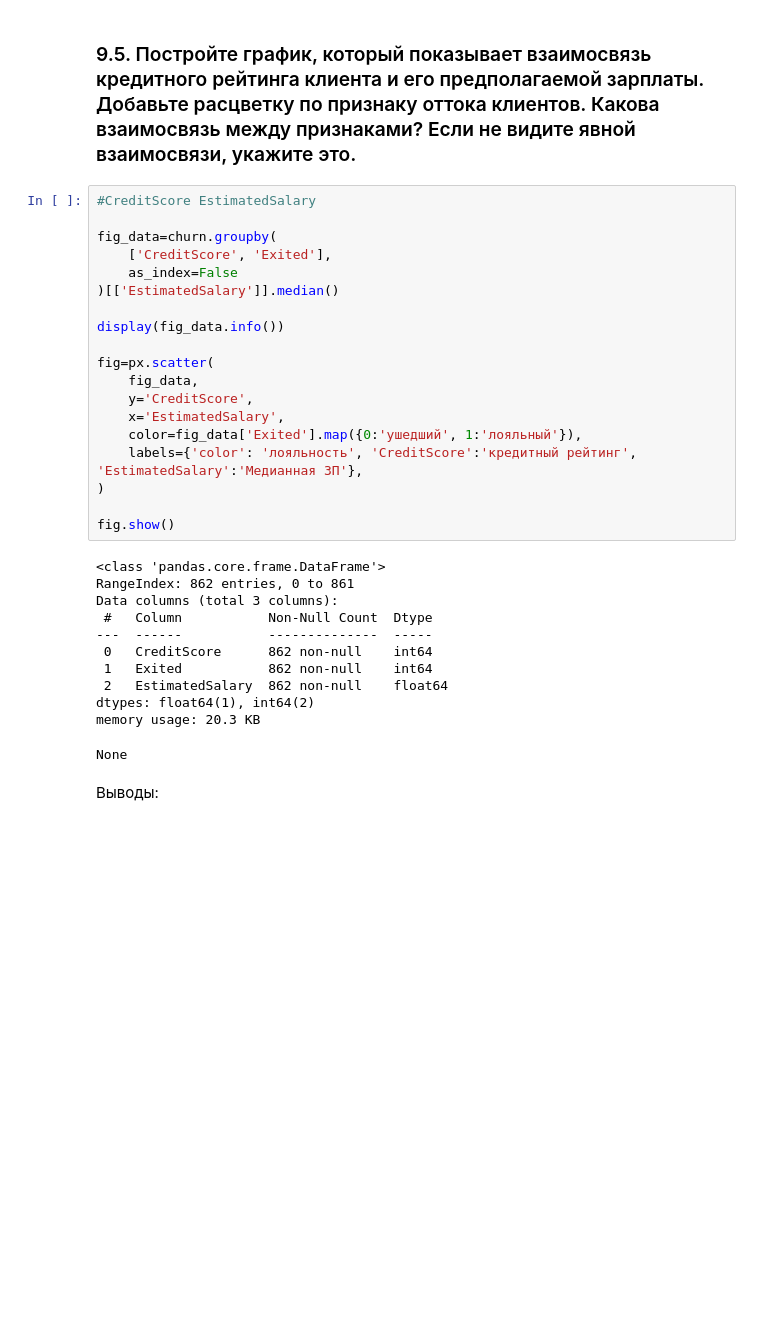
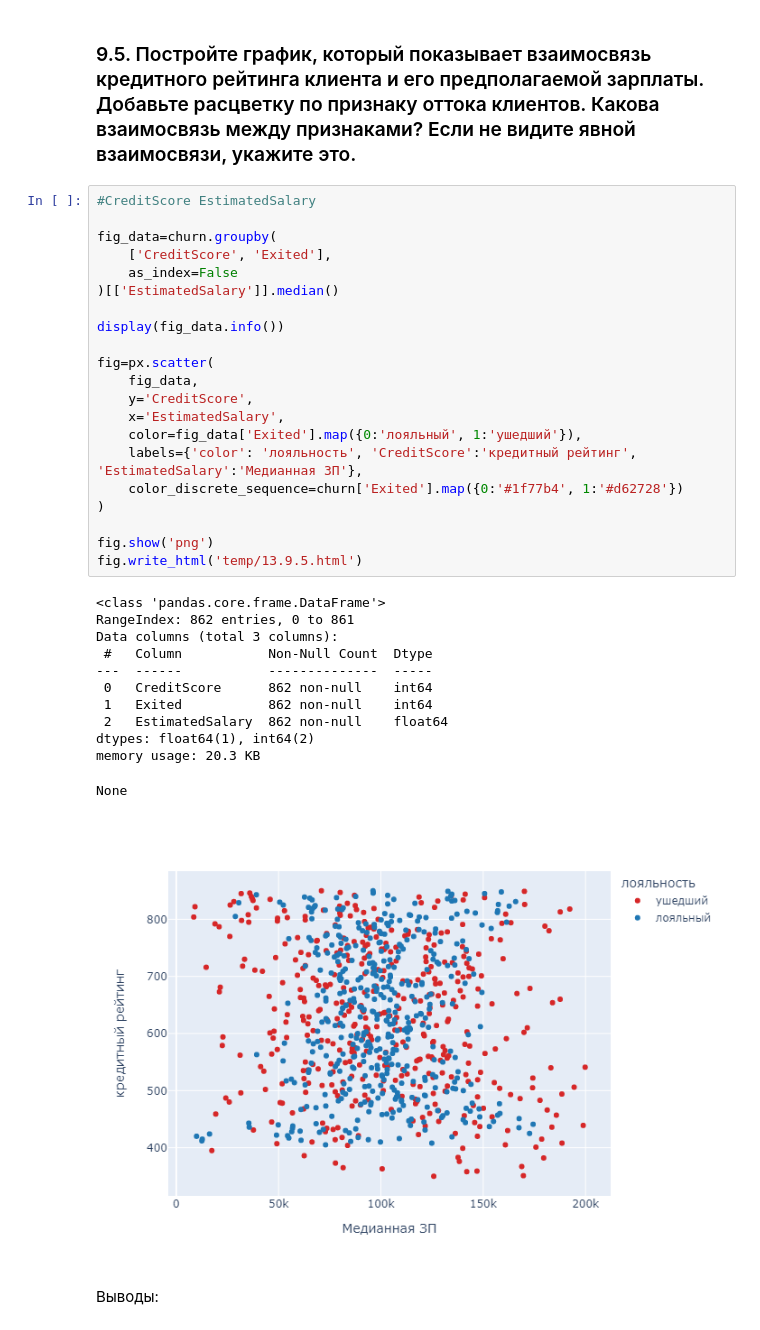
Before and after one commit to banzarkhan/sf_data_science, a Jupyter notebook: hw_1/13.9_hw.ipynb, the cells around one changed output. Cells and saved outputs as stored; diff of their text form; blank space fills up the shorter version.

```diff
--- a/hw_1/13.9_hw.ipynb
+++ b/hw_1/13.9_hw.ipynb
@@ -141,34 +139,37 @@ fig.write_html('temp/13.9.4.html')
 # %%
 #CreditScore EstimatedSalary
 
 fig_data=churn.groupby(
     ['CreditScore', 'Exited'],
     as_index=False
 )[['EstimatedSalary']].median()
 
 display(fig_data.info())
 
 fig=px.scatter(
     fig_data,
     y='CreditScore',
     x='EstimatedSalary',
-    color=fig_data['Exited'].map({0:'ушедший', 1:'лояльный'}),
+    color=fig_data['Exited'].map({0:'лояльный', 1:'ушедший'}),
     labels={'color': 'лояльность', 'CreditScore':'кредитный рейтинг', 'EstimatedSalary':'Медианная ЗП'},
+    color_discrete_sequence=churn['Exited'].map({0:'#1f77b4', 1:'#d62728'})
 )
 
-fig.show()
+fig.show('png')
+fig.write_html('temp/13.9.5.html')
 # %% [output]
 <class 'pandas.core.frame.DataFrame'>
 RangeIndex: 862 entries, 0 to 861
 Data columns (total 3 columns):
  #   Column           Non-Null Count  Dtype
 ---  ------           --------------  -----
  0   CreditScore      862 non-null    int64
  1   Exited           862 non-null    int64
  2   EstimatedSalary  862 non-null    float64
 dtypes: float64(1), int64(2)
 memory usage: 20.3 KB
 None
+[figure, added]
 # %% [markdown]
 Выводы:
 # %% [markdown]
```
Also changed, not shown: parts of 7 cells of this notebook, 3 other files.
